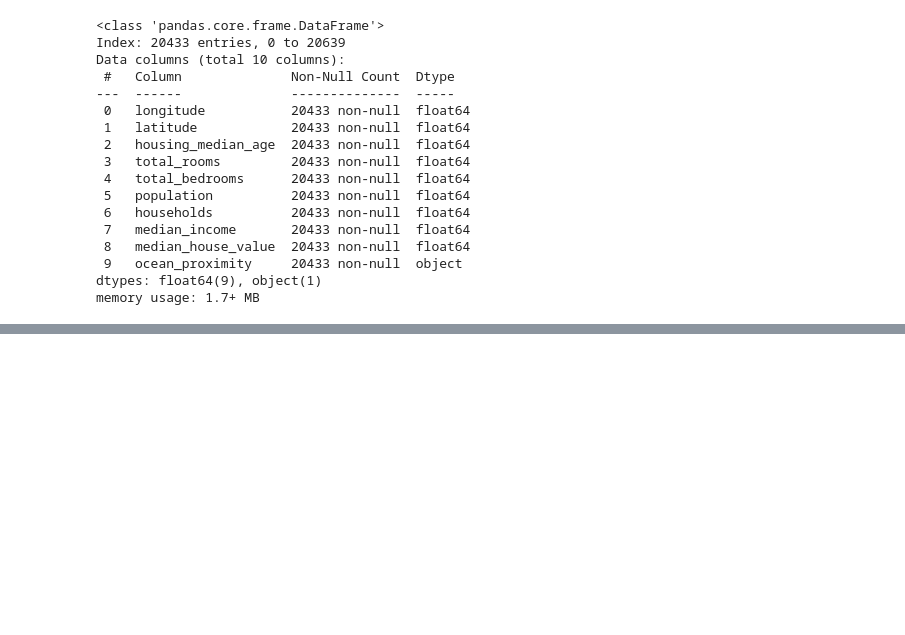
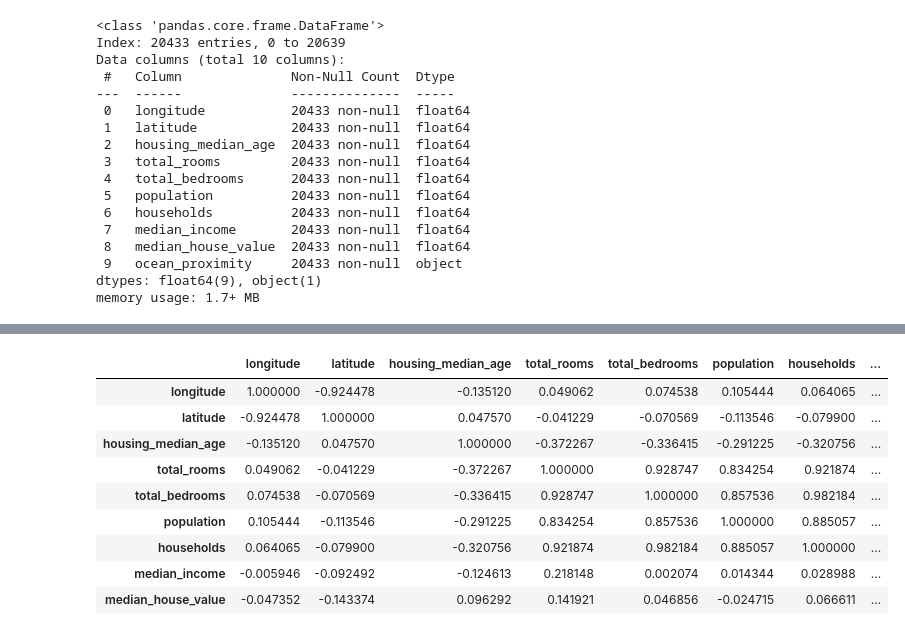
Before and after one commit to honorejabiro/House-Price-Prediction, a Jupyter notebook: notebooks/Untitled.ipynb, the cells around one changed output, grey strips where cells are left out. Drawn from its saved outputs; the diff is of its cells as text; code cells hidden in the pictures; blank space fills up the shorter version.

```diff
--- a/notebooks/Untitled.ipynb
+++ b/notebooks/Untitled.ipynb
@@ -102,0 +119,13 @@ array([[<Axes: title={'center': 'longitude'}>,
+# %%
+train_data.drop("ocean_proximity", axis=1).corr()
+# %% [output]
+|  | longitude | latitude | housing_median_age | total_rooms | total_bedrooms | population | households | ... |
+| longitude | 1.000000 | -0.924478 | -0.135120 | 0.049062 | 0.074538 | 0.105444 | 0.064065 | ... |
+| latitude | -0.924478 | 1.000000 | 0.047570 | -0.041229 | -0.070569 | -0.113546 | -0.079900 | ... |
+| housing_median_age | -0.135120 | 0.047570 | 1.000000 | -0.372267 | -0.336415 | -0.291225 | -0.320756 | ... |
+| total_rooms | 0.049062 | -0.041229 | -0.372267 | 1.000000 | 0.928747 | 0.834254 | 0.921874 | ... |
+| total_bedrooms | 0.074538 | -0.070569 | -0.336415 | 0.928747 | 1.000000 | 0.857536 | 0.982184 | ... |
+| population | 0.105444 | -0.113546 | -0.291225 | 0.834254 | 0.857536 | 1.000000 | 0.885057 | ... |
+| households | 0.064065 | -0.079900 | -0.320756 | 0.921874 | 0.982184 | 0.885057 | 1.000000 | ... |
+| median_income | -0.005946 | -0.092492 | -0.124613 | 0.218148 | 0.002074 | 0.014344 | 0.028988 | ... |
+| median_house_value | -0.047352 | -0.143374 | 0.096292 | 0.141921 | 0.046856 | -0.024715 | 0.066611 | ... |
```
Also changed, not shown: parts of 11 cells of this notebook.
